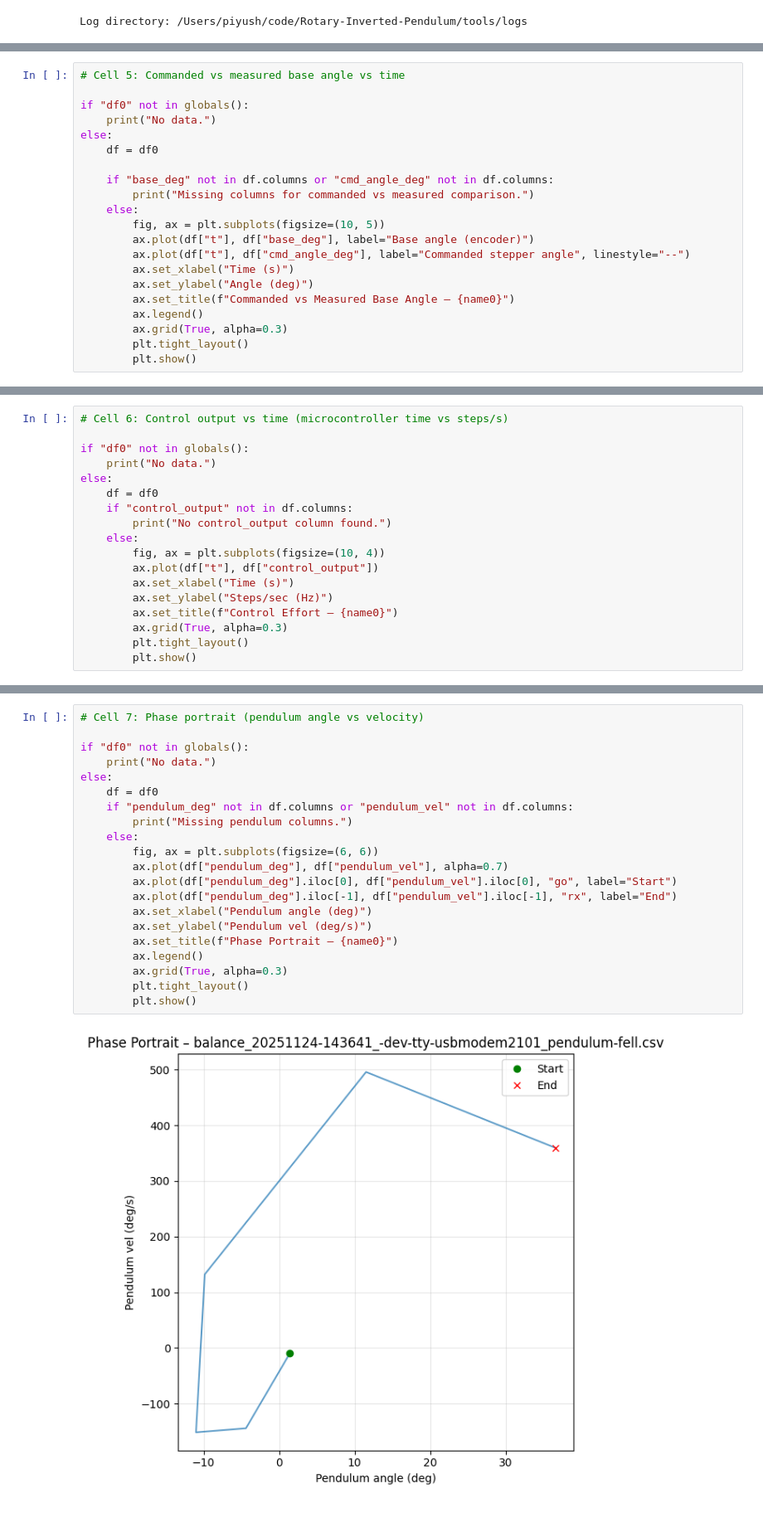
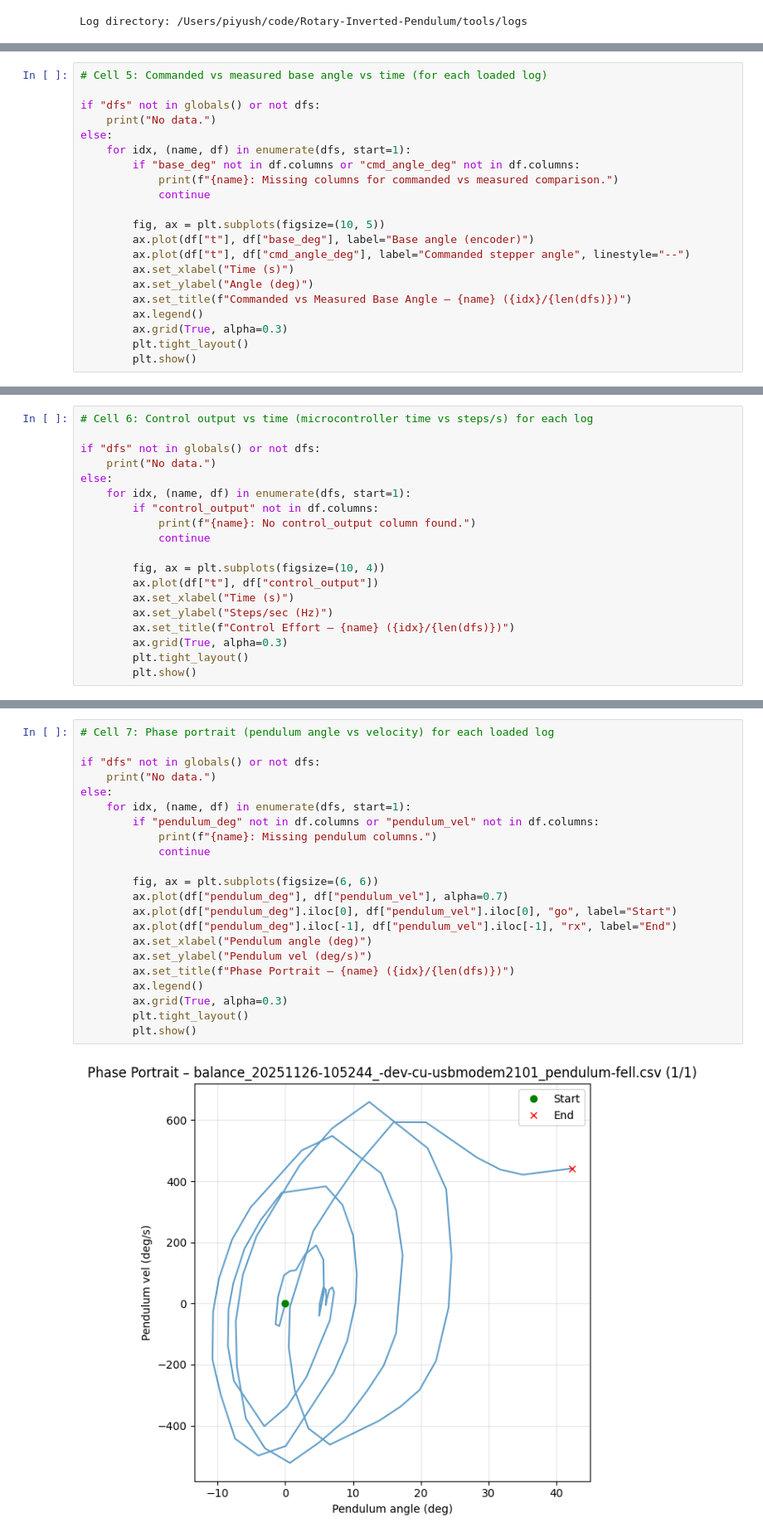
Before and after one commit to Piyushiitk24/Rotary-Inverted-Pendulum, a Jupyter notebook: tools/balance_analysis.ipynb, the cells around one changed output, grey strips where cells are left out. Shown at 83% size. Saved outputs shown, nothing was run; the diff lists cells and outputs as text.

```diff
--- a/tools/balance_analysis.ipynb
+++ b/tools/balance_analysis.ipynb
@@ -178,20 +178,20 @@ else:
 # %%
-# Cell 5: Commanded vs measured base angle vs time
+# Cell 5: Commanded vs measured base angle vs time (for each loaded log)
 
-if "df0" not in globals():
+if "dfs" not in globals() or not dfs:
     print("No data.")
 else:
-    df = df0
+    for idx, (name, df) in enumerate(dfs, start=1):
+        if "base_deg" not in df.columns or "cmd_angle_deg" not in df.columns:
+            print(f"{name}: Missing columns for commanded vs measured comparison.")
+            continue
 
-    if "base_deg" not in df.columns or "cmd_angle_deg" not in df.columns:
-        print("Missing columns for commanded vs measured comparison.")
-    else:
         fig, ax = plt.subplots(figsize=(10, 5))
         ax.plot(df["t"], df["base_deg"], label="Base angle (encoder)")
         ax.plot(df["t"], df["cmd_angle_deg"], label="Commanded stepper angle", linestyle="--")
         ax.set_xlabel("Time (s)")
         ax.set_ylabel("Angle (deg)")
-        ax.set_title(f"Commanded vs Measured Base Angle – {name0}")
+        ax.set_title(f"Commanded vs Measured Base Angle – {name} ({idx}/{len(dfs)})")
         ax.legend()
         ax.grid(True, alpha=0.3)
         plt.tight_layout()
@@ -201,18 +201,19 @@ else:
 # %%
-# Cell 6: Control output vs time (microcontroller time vs steps/s)
+# Cell 6: Control output vs time (microcontroller time vs steps/s) for each log
 
-if "df0" not in globals():
+if "dfs" not in globals() or not dfs:
     print("No data.")
 else:
-    df = df0
-    if "control_output" not in df.columns:
-        print("No control_output column found.")
-    else:
+    for idx, (name, df) in enumerate(dfs, start=1):
+        if "control_output" not in df.columns:
+            print(f"{name}: No control_output column found.")
+            continue
+
         fig, ax = plt.subplots(figsize=(10, 4))
         ax.plot(df["t"], df["control_output"])
         ax.set_xlabel("Time (s)")
         ax.set_ylabel("Steps/sec (Hz)")
-        ax.set_title(f"Control Effort – {name0}")
+        ax.set_title(f"Control Effort – {name} ({idx}/{len(dfs)})")
         ax.grid(True, alpha=0.3)
         plt.tight_layout()
         plt.show()
@@ -221,24 +222,25 @@ else:
 # %%
-# Cell 7: Phase portrait (pendulum angle vs velocity)
+# Cell 7: Phase portrait (pendulum angle vs velocity) for each loaded log
 
-if "df0" not in globals():
+if "dfs" not in globals() or not dfs:
     print("No data.")
 else:
-    df = df0
-    if "pendulum_deg" not in df.columns or "pendulum_vel" not in df.columns:
-        print("Missing pendulum columns.")
-    else:
+    for idx, (name, df) in enumerate(dfs, start=1):
+        if "pendulum_deg" not in df.columns or "pendulum_vel" not in df.columns:
+            print(f"{name}: Missing pendulum columns.")
+            continue
+
         fig, ax = plt.subplots(figsize=(6, 6))
         ax.plot(df["pendulum_deg"], df["pendulum_vel"], alpha=0.7)
         ax.plot(df["pendulum_deg"].iloc[0], df["pendulum_vel"].iloc[0], "go", label="Start")
         ax.plot(df["pendulum_deg"].iloc[-1], df["pendulum_vel"].iloc[-1], "rx", label="End")
         ax.set_xlabel("Pendulum angle (deg)")
         ax.set_ylabel("Pendulum vel (deg/s)")
-        ax.set_title(f"Phase Portrait – {name0}")
+        ax.set_title(f"Phase Portrait – {name} ({idx}/{len(dfs)})")
         ax.legend()
         ax.grid(True, alpha=0.3)
         plt.tight_layout()
         plt.show()
 # %% [output]
-[figure, old version]
+[figure, new version]
 # %%
```
Also changed, not shown: parts of 7 cells of this notebook, 2 other files.
